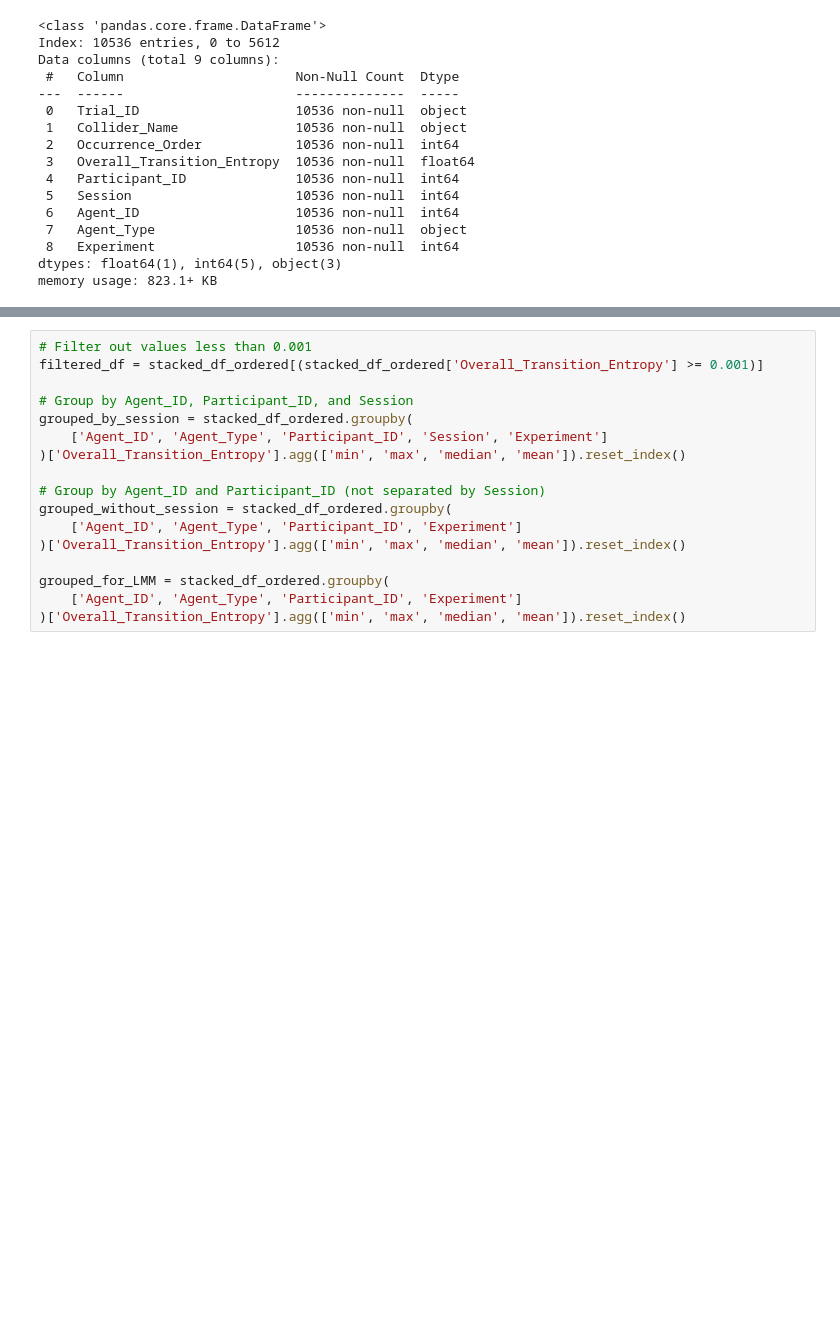
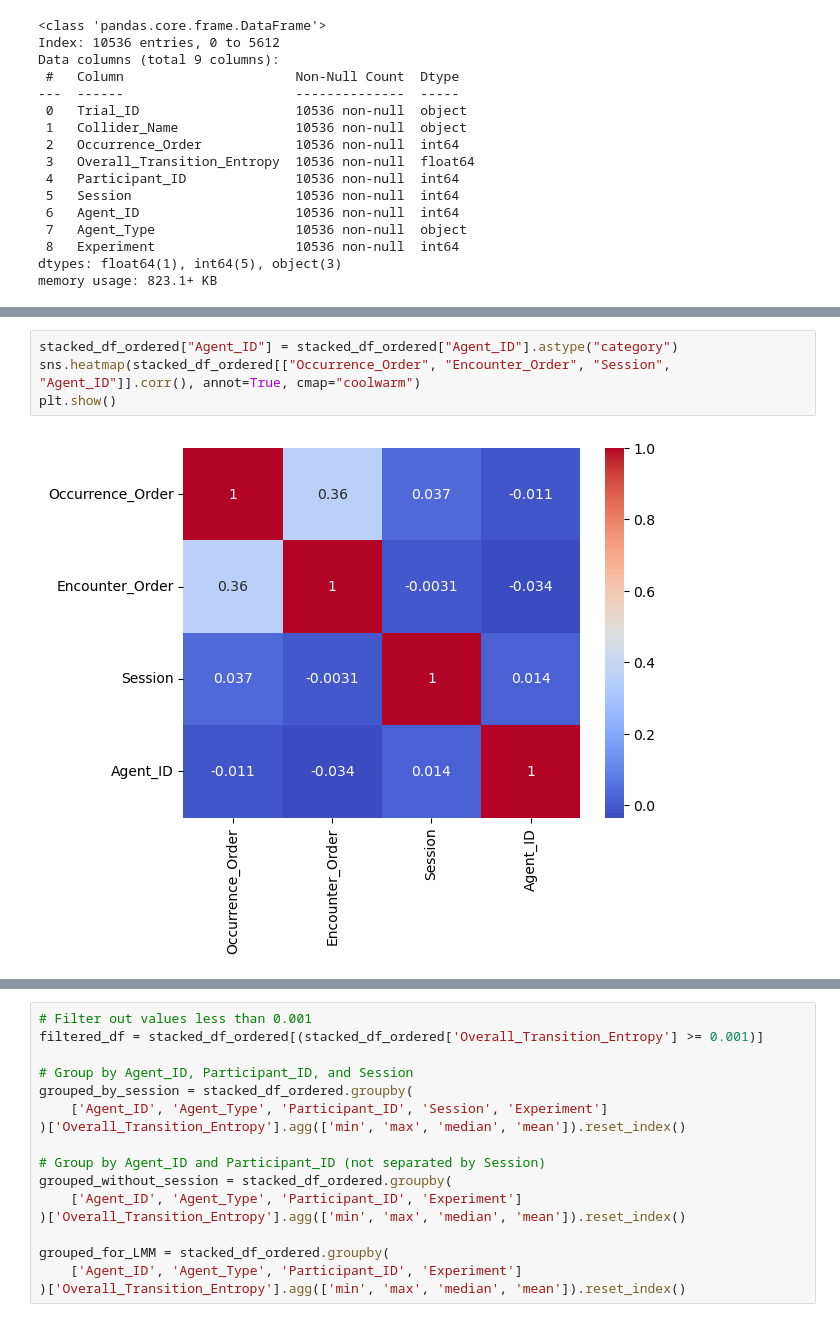
Before and after one commit to tracysanchez/Human_Agents_Impact_Nav, a Jupyter notebook: Exp2/Entropy/06_Windowed_Visualization.ipynb, the cells around one changed output, grey strips where cells are left out. Drawn from its saved outputs; the diff is of its cells as text; blank space fills up the shorter version.

```diff
--- a/Exp2/Entropy/06_Windowed_Visualization.ipynb
+++ b/Exp2/Entropy/06_Windowed_Visualization.ipynb
@@ -57,0 +93,6 @@ Name: count, dtype: int64
+# %%
+stacked_df_ordered["Agent_ID"] = stacked_df_ordered["Agent_ID"].astype("category")
+sns.heatmap(stacked_df_ordered[["Occurrence_Order", "Encounter_Order", "Session", "Agent_ID"]].corr(), annot=True, cmap="coolwarm")
+plt.show()
+# %% [output]
+[figure, added]
```
Also changed, not shown: parts of 11 cells of this notebook, 6 other files.
